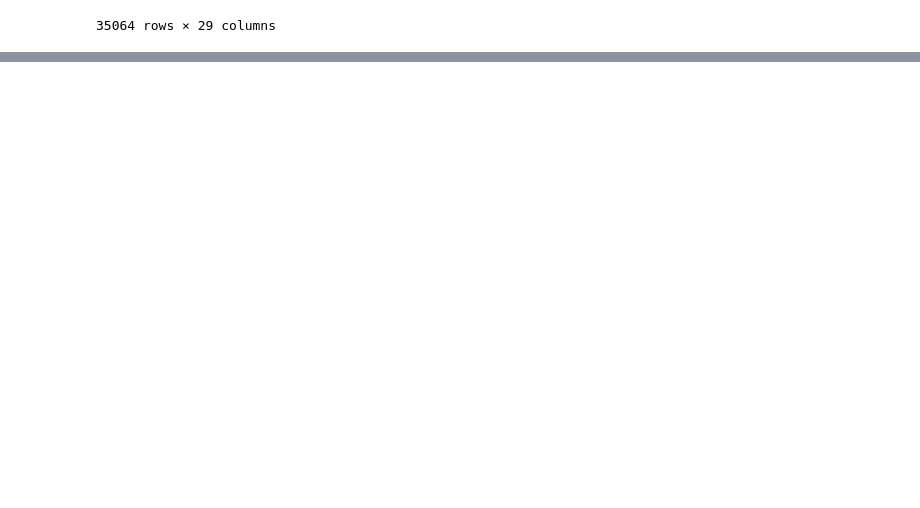
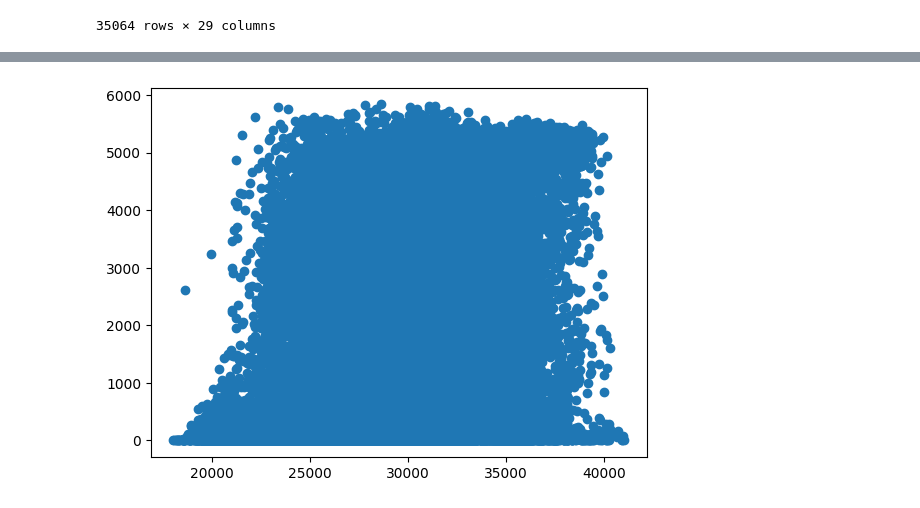
Before and after one commit to ArturoMachuca/IA_2024_01, a Jupyter notebook: Graficos.ipynb, the cells around one changed output, grey strips where cells are left out. Drawn from its saved outputs; the diff is of its cells as text; code cells hidden in the pictures; blank space fills up the shorter version.

```diff
--- a/Graficos.ipynb
+++ b/Graficos.ipynb
@@ -54,0 +79,6 @@ plt.show()
+# %%
+y3 = X.iloc[:,3]
+plt.scatter(y,y3)
+plt.show()
+# %% [output]
+[figure, added]
```
Also changed, not shown: parts of 16 cells of this notebook.
